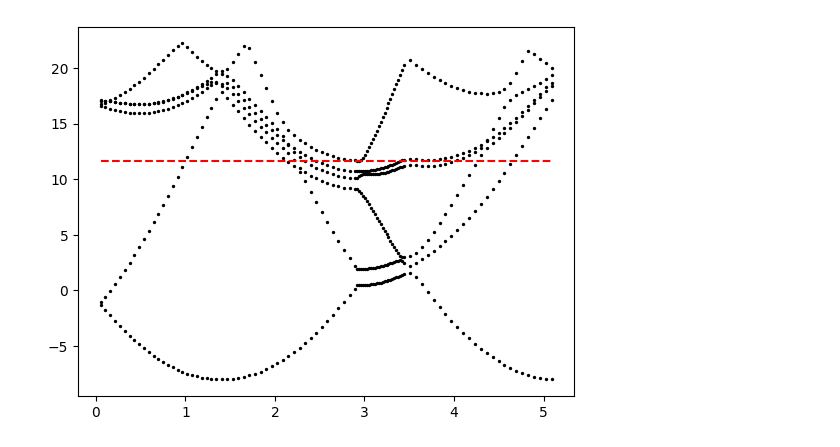
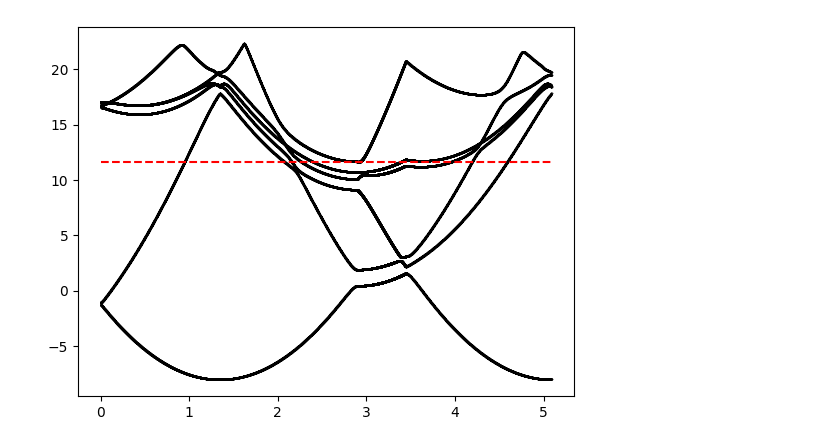
Before and after one commit to bryndrury/band-structure-eigen, a Jupyter notebook: testing.ipynb, the cells around one changed output. Saved outputs shown, nothing was run; the diff lists cells and outputs as text; code cells hidden in the pictures.

```diff
--- a/testing.ipynb
+++ b/testing.ipynb
@@ -14,12 +19,12 @@ energies = eigenvalues.values
 # %%
 # Plot the eigenvalues
 
 for n in range(bands):
-    plt.scatter(kvals, energies[:,n], c="black", s=2)
+    plt.scatter(kvals, energies[:,n], c="black", s=100/energies.shape[0])
 
 plt.hlines(11.6, min(kvals), max(kvals), colors='r', linestyles='dashed')
 
 
 plt.show()
 # %% [output]
-[figure, old version]
+[figure, new version]
```
Also changed, not shown: parts of 2 cells of this notebook, 3 other files.
